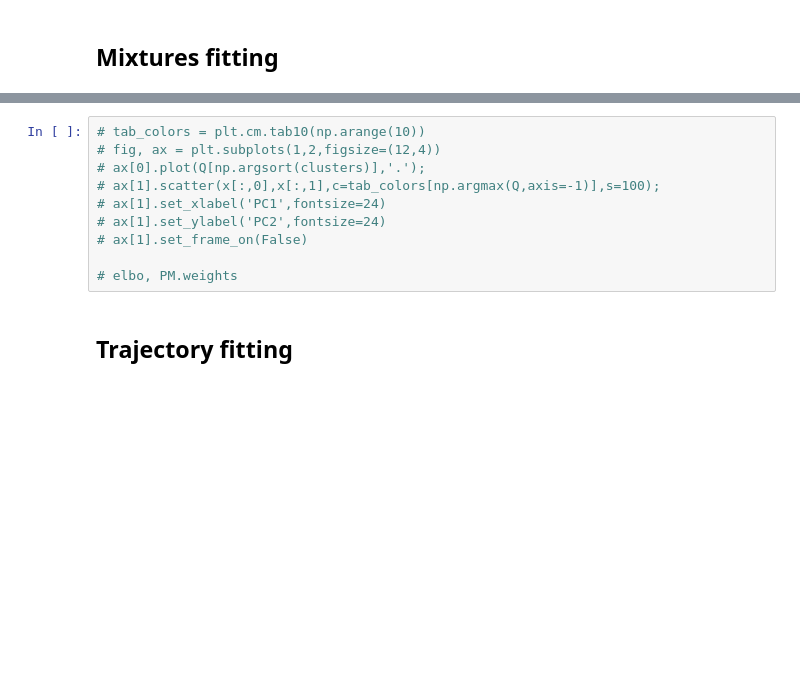
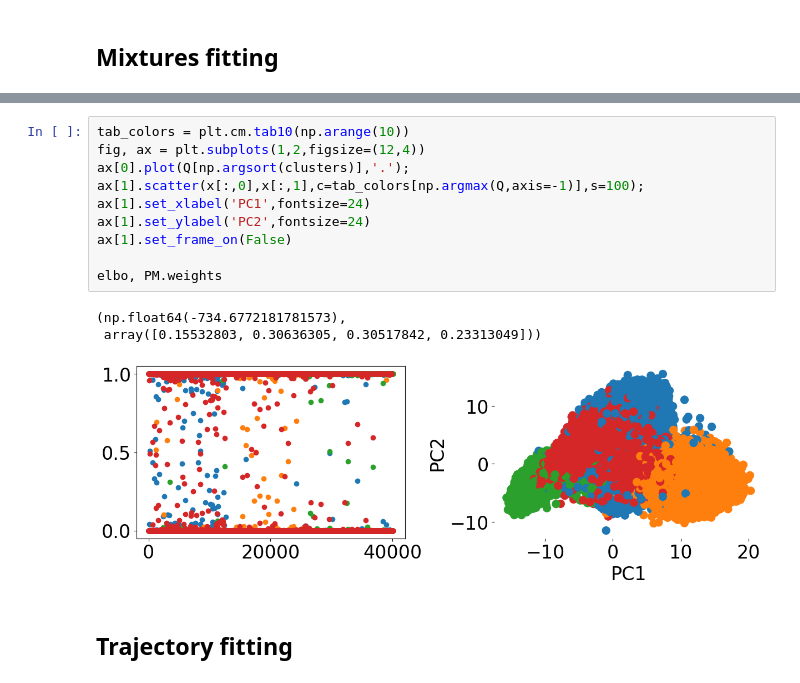
Before and after one commit to reliscu/chronocell_janssens_2025_preprint, a Jupyter notebook: 04_run_chronocell.ipynb, the cells around one changed output, grey strips where cells are left out. Saved outputs shown, nothing was run; the diff lists cells and outputs as text; blank space fills up the shorter version.

```diff
--- a/04_run_chronocell.ipynb
+++ b/04_run_chronocell.ipynb
@@ -368,13 +412,17 @@ X.shape
 # %%
-# tab_colors = plt.cm.tab10(np.arange(10))
-# fig, ax = plt.subplots(1,2,figsize=(12,4))
-# ax[0].plot(Q[np.argsort(clusters)],'.');
-# ax[1].scatter(x[:,0],x[:,1],c=tab_colors[np.argmax(Q,axis=-1)],s=100);
-# ax[1].set_xlabel('PC1',fontsize=24)
-# ax[1].set_ylabel('PC2',fontsize=24)
-# ax[1].set_frame_on(False)
+tab_colors = plt.cm.tab10(np.arange(10))
+fig, ax = plt.subplots(1,2,figsize=(12,4))
+ax[0].plot(Q[np.argsort(clusters)],'.');
+ax[1].scatter(x[:,0],x[:,1],c=tab_colors[np.argmax(Q,axis=-1)],s=100);
+ax[1].set_xlabel('PC1',fontsize=24)
+ax[1].set_ylabel('PC2',fontsize=24)
+ax[1].set_frame_on(False)
 
-# elbo, PM.weights
+elbo, PM.weights
+# %% [output]
+(np.float64(-734.6772181781573),
+ array([0.15532803, 0.30636305, 0.30517842, 0.23313049]))
+[figure, added]
 # %% [markdown]
 ## Trajectory fitting
 # %%
```
Also changed, not shown: parts of 14 cells of this notebook, 2 other files.
